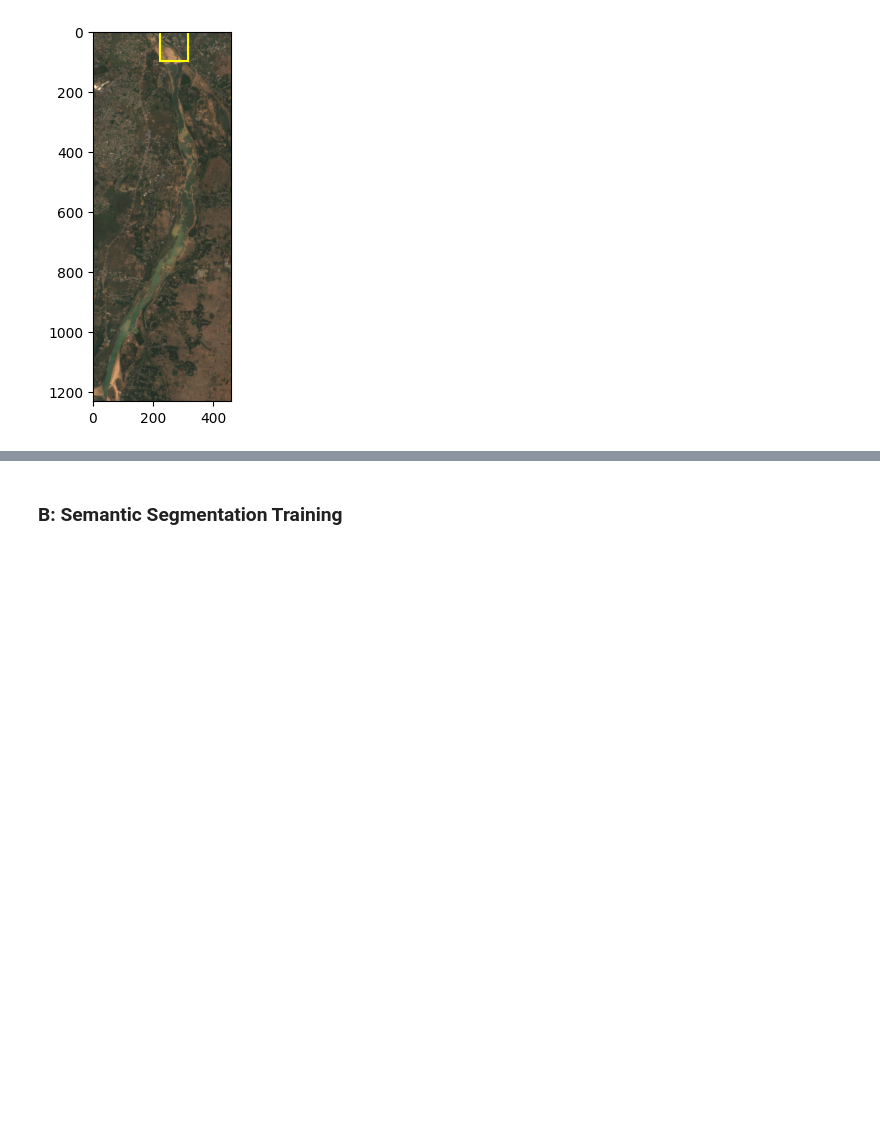
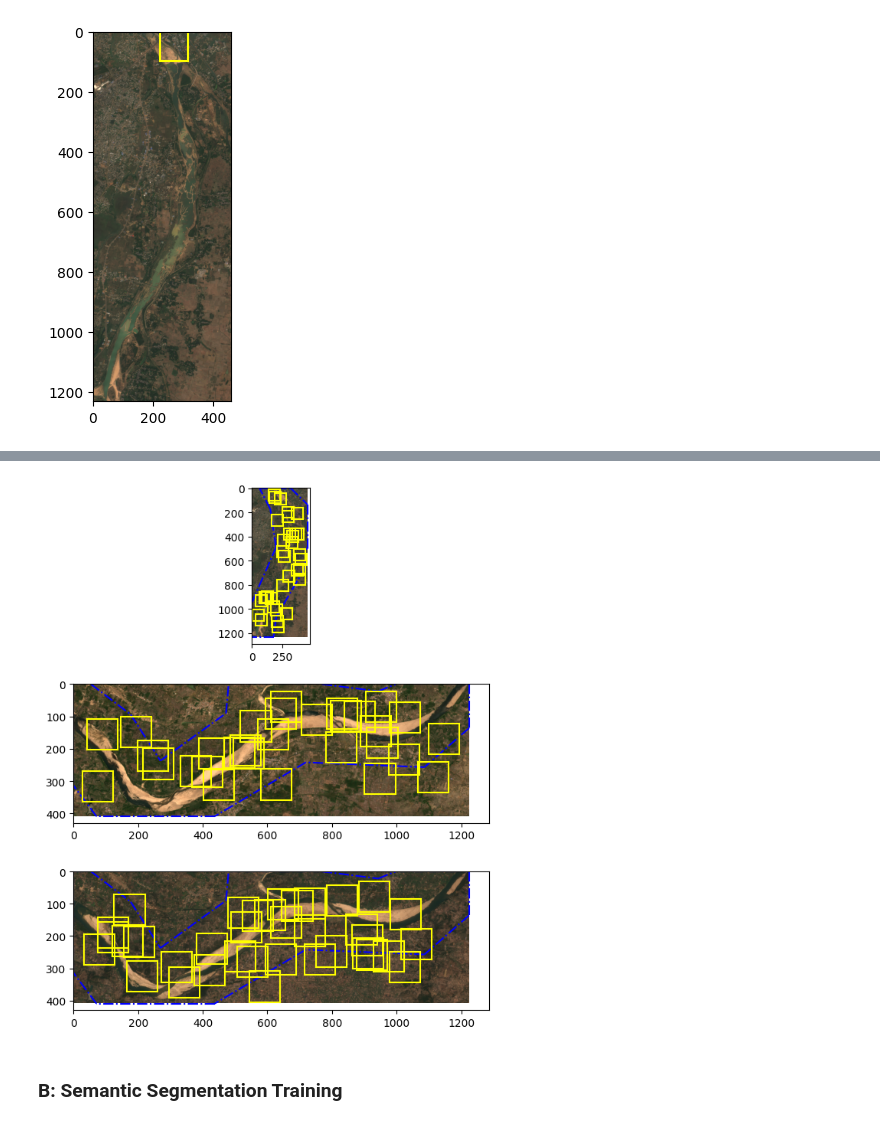
Before and after one commit to LeWaldm/take-home-remote-sensing, a Jupyter notebook: test.ipynb, the cells around one changed output, grey strips where cells are left out. Saved outputs shown, nothing was run; the diff lists cells and outputs as text; code cells hidden in the pictures; blank space fills up the shorter version.

Commit message:
added only_river

```diff
--- a/test.ipynb
+++ b/test.ipynb
@@ -48,3 +49,11 @@ ds.visualize_batch(batch[2])
+# %%
+# stretch: only river
+ds = Observation_dataset(data, only_river=True)
+dl = DataLoader(ds, batch_size=100, shuffle=True)
+batch = next(iter(dl))
+ds.visualize_batch(batch[2])
+# %% [output]
+[figure, added]
 # %% [markdown]
 ### B: Semantic Segmentation Training
 # %%
```
Also changed, not shown: parts of 4 cells of this notebook, 2 other files.
